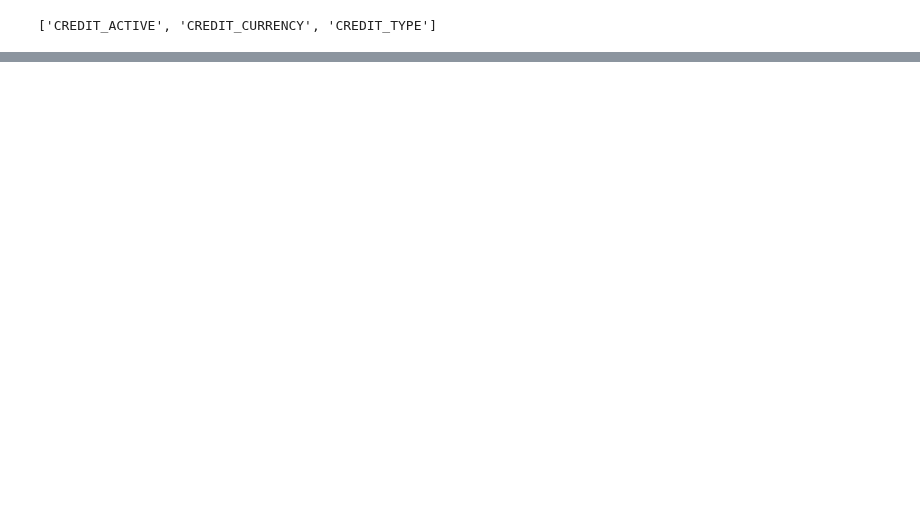
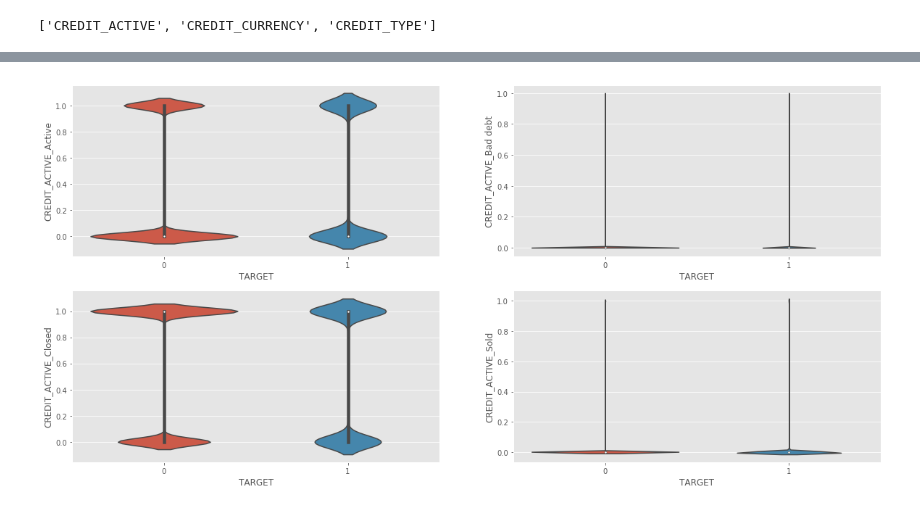
Before and after one commit to zahid1202/Credit_Default_Risk, a Jupyter notebook: Features_Engineering.ipynb, the cells around one changed output, grey strips where cells are left out. Drawn from its saved outputs; the diff is of its cells as text; code cells hidden in the pictures; blank space fills up the shorter version.

```diff
--- a/Features_Engineering.ipynb
+++ b/Features_Engineering.ipynb
@@ -217,0 +267,19 @@ Name: CREDIT_TYPE, dtype: int64
+# %%
+def violinplot(df, cols):
+    """
+    This will plot both violin and box plot on top of each othere for
+    each features, which would be better to understand the data,
+    for the categories of the target variable.
+    The dataframe has to contain 40 features to use this function.
+    """
+
+    plt.figure(figsize =(20,20))
+    for idx, ft in enumerate(cols):
+        plt.subplot(len(cols),2, idx+1)
+        sns.violinplot(y=df[ft], x=df["TARGET"])
+        #sns.boxplot(y=df[ft], x=df["TARGET"])
+
+feature_list =credit_active.columns.tolist()[2:]
+violinplot(credit_active, feature_list)
+# %% [output]
+[figure, added]
```
Also changed, not shown: parts of 32 cells of this notebook.
